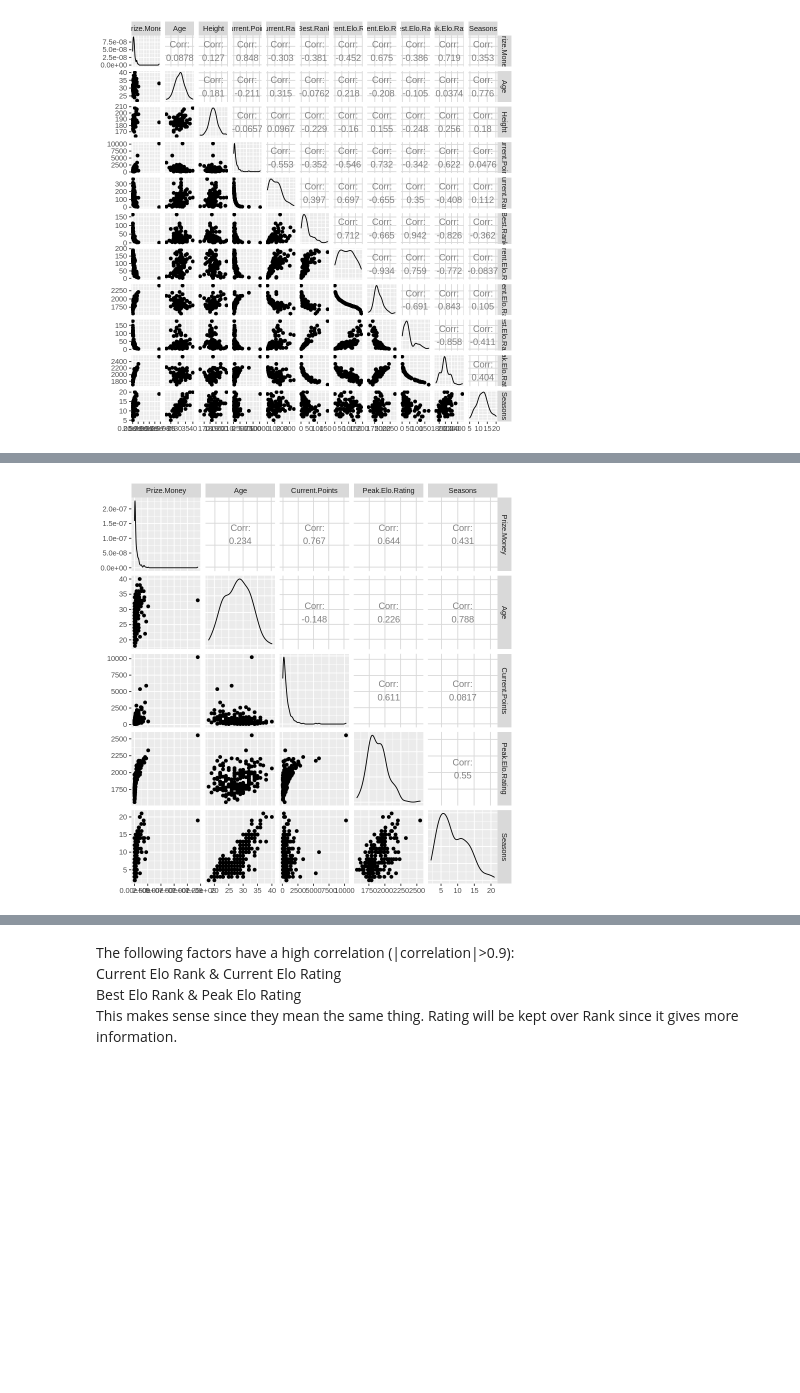
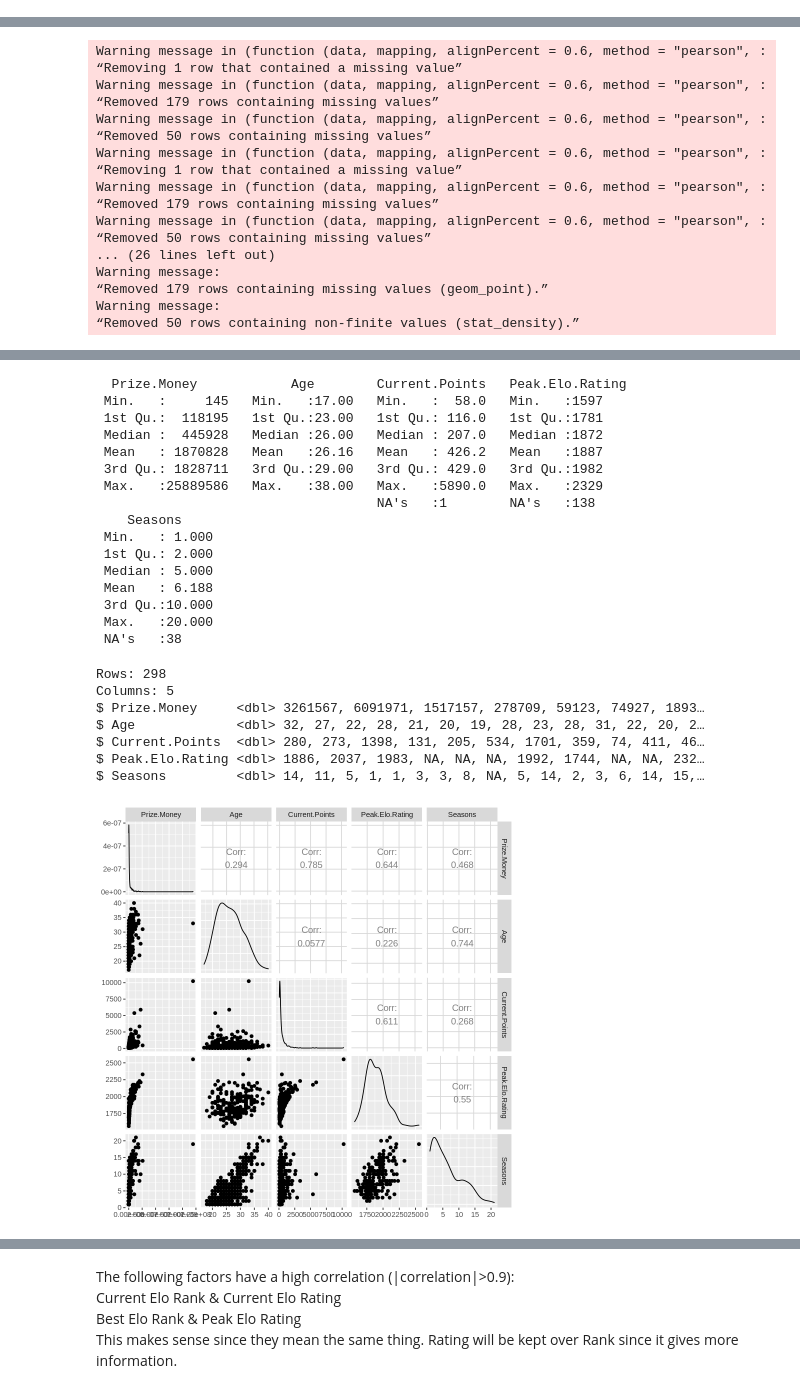
Before and after one commit to alisontucker/DSCI-100-Group-Project, a Jupyter notebook: Main_code.ipynb, the cells around one changed output, grey strips where cells are left out. Drawn from its saved outputs; the diff is of its cells as text; code cells hidden in the pictures; blank space fills up the shorter version.

```diff
--- a/Main_code.ipynb
+++ b/Main_code.ipynb
@@ -82,27 +82,26 @@ player_stats_tidy <- player_stats_tidy[complete.cases(player_stats_tidy[, "Prize
 
 glimpse(player_stats_tidy)
 
-ggpair_plot
-
 #---SORTING DATA---
 
 #setting seed. DO NOT REMOVE OR SET SEED ELSEWHERE
 set.seed(2022)
+
 
 #Removing columnns without numerical values
 predictors = c("Age","Height", "Current.Points", "Current.Rank", "Best.Rank", "Current.Elo.Rank", "Current.Elo.Rating", "Best.Elo.Rank", "Peak.Elo.Rating", "Seasons")
 player_stats_num<-player_stats_tidy %>%
     select(Prize.Money, all_of(predictors))
 
+#ggpairs plot to determine which data is useful
 ggpair_plot<-player_stats_num%>%
-            na.omit()%>%
-            ggpairs()
+    ggpairs()
 
-all_predictors = c("Age", "Current.Points", "Peak.Elo.Rating", "Seasons")
+ggpair_plot
 
-player_stats_short = player_stats_num%>%
-                    select(Prize.Money, all_of(all_predictors)) %>%
-                    na.omit()
+#shortening training set to relevant variables
+player_stats_short<- player_stats_num%>%
+    select(-Current.Elo.Rank, -Best.Elo.Rank, -Current.Elo.Rating, -Best.Rank, -Current.Rank, -Height)
 
 #Visualizing data
 glimpse(player_stats_short)
@@ -144 +142,0 @@ $ Seasons         <dbl> 14, 11, 5, 5, 3, 8, 14, 3, 6, 14, 15, 7, 7, 3, 16, 11…
-[figure, old version]
@@ -165,0 +167,17 @@ $ Seasons         <dbl> 14, 5, 8, 14, 3, 15, 7, 7, 16, 11, 5, 8, 13, 11, 8, 1…
+Warning message in (function (data, mapping, alignPercent = 0.6, method = "pearson", :
+“Removing 1 row that contained a missing value”
+Warning message in (function (data, mapping, alignPercent = 0.6, method = "pearson", :
+“Removed 179 rows containing missing values”
+Warning message in (function (data, mapping, alignPercent = 0.6, method = "pearson", :
+“Removed 50 rows containing missing values”
+Warning message in (function (data, mapping, alignPercent = 0.6, method = "pearson", :
+“Removing 1 row that contained a missing value”
+Warning message in (function (data, mapping, alignPercent = 0.6, method = "pearson", :
+“Removed 179 rows containing missing values”
+Warning message in (function (data, mapping, alignPercent = 0.6, method = "pearson", :
+“Removed 50 rows containing missing values”
+... (26 lines left out)
+Warning message:
+“Removed 179 rows containing missing values (geom_point).”
+Warning message:
+“Removed 50 rows containing non-finite values (stat_density).”
@@ -166,3 +185,26 @@ $ Seasons         <dbl> 14, 5, 8, 14, 3, 15, 7, 7, 16, 11, 5, 8, 13, 11, 8, 1…
+  Prize.Money            Age        Current.Points   Peak.Elo.Rating
+ Min.   :     145   Min.   :17.00   Min.   :  58.0   Min.   :1597
+ 1st Qu.:  118195   1st Qu.:23.00   1st Qu.: 116.0   1st Qu.:1781
+ Median :  445928   Median :26.00   Median : 207.0   Median :1872
+ Mean   : 1870828   Mean   :26.16   Mean   : 426.2   Mean   :1887
+ 3rd Qu.: 1828711   3rd Qu.:29.00   3rd Qu.: 429.0   3rd Qu.:1982
+ Max.   :25889586   Max.   :38.00   Max.   :5890.0   Max.   :2329
+                                    NA's   :1        NA's   :138
+    Seasons
+ Min.   : 1.000
+ 1st Qu.: 2.000
+ Median : 5.000
+ Mean   : 6.188
+ 3rd Qu.:10.000
+ Max.   :20.000
+ NA's   :38
+Rows: 298
+Columns: 5
+$ Prize.Money     <dbl> 3261567, 6091971, 1517157, 278709, 59123, 74927, 1893…
+$ Age             <dbl> 32, 27, 22, 28, 21, 20, 19, 28, 23, 28, 31, 22, 20, 2…
+$ Current.Points  <dbl> 280, 273, 1398, 131, 205, 534, 1701, 359, 74, 411, 46…
+$ Peak.Elo.Rating <dbl> 1886, 2037, 1983, NA, NA, NA, 1992, 1744, NA, NA, 232…
+$ Seasons         <dbl> 14, 11, 5, 1, 1, 3, 3, 8, NA, 5, 14, 2, 3, 6, 14, 15,…
-[figure, old version]
+[figure, new version]
 # %%
 
```
Also changed, not shown: parts of 6 cells of this notebook.
